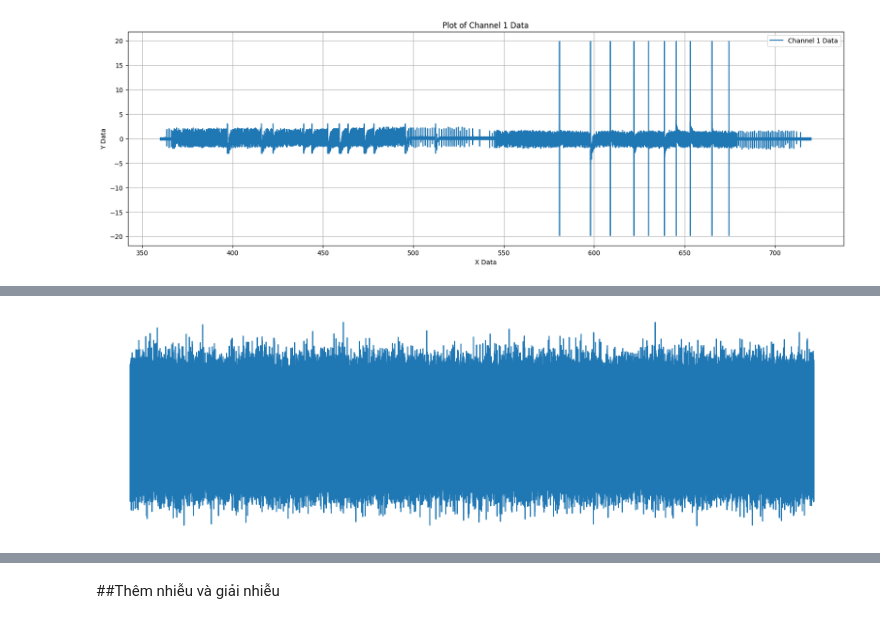
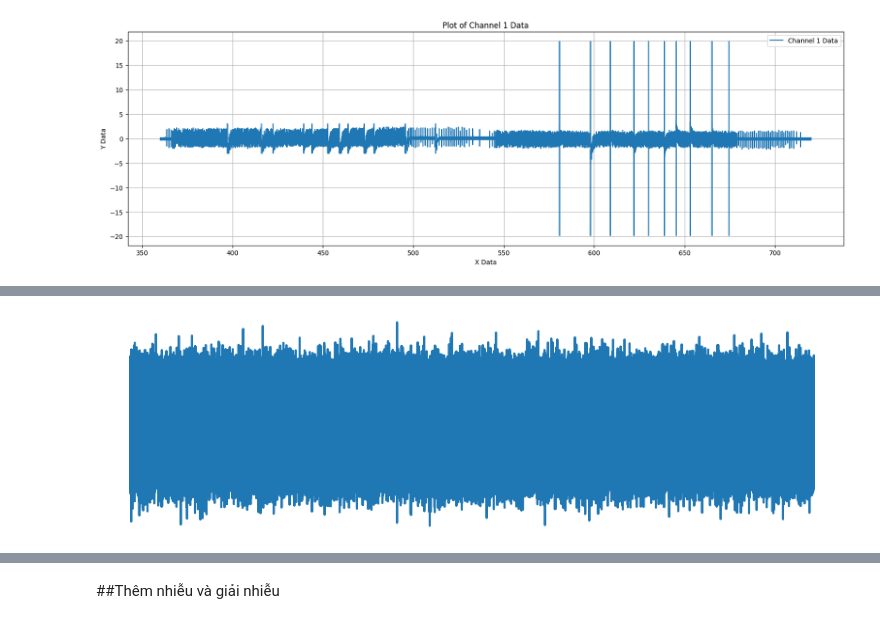
Before and after one commit to Tutifs/PD, a Jupyter notebook: ProcessDataVon.ipynb, the cells around one changed output, grey strips where cells are left out. Drawn from its saved outputs; the diff is of its cells as text; code cells hidden in the pictures.

```diff
--- a/ProcessDataVon.ipynb
+++ b/ProcessDataVon.ipynb
@@ -371,10 +412,10 @@ KeyboardInterrupt:
 !rm -rf /content/drive/MyDrive/VonImage/adjust_3_file1_chunk_0_std_dev_10.0.png
 # %%
 from PIL import Image
-image = Image.open(f"/content/drive/MyDrive/VonImage/adjust_3_file1_chunk_0_std_dev_{std_dev}.png")
+image = Image.open(f"/content/drive/MyDrive/VonImage/adjust_3_file1_chunk_0_std_dev_1.2.png")
 image
 # %% [output]
-[figure, old version]
+[figure, new version]
 # %%
 import matplotlib.pyplot as plt
 from PIL import Image
```
Also changed, not shown: parts of 11 cells of this notebook.
